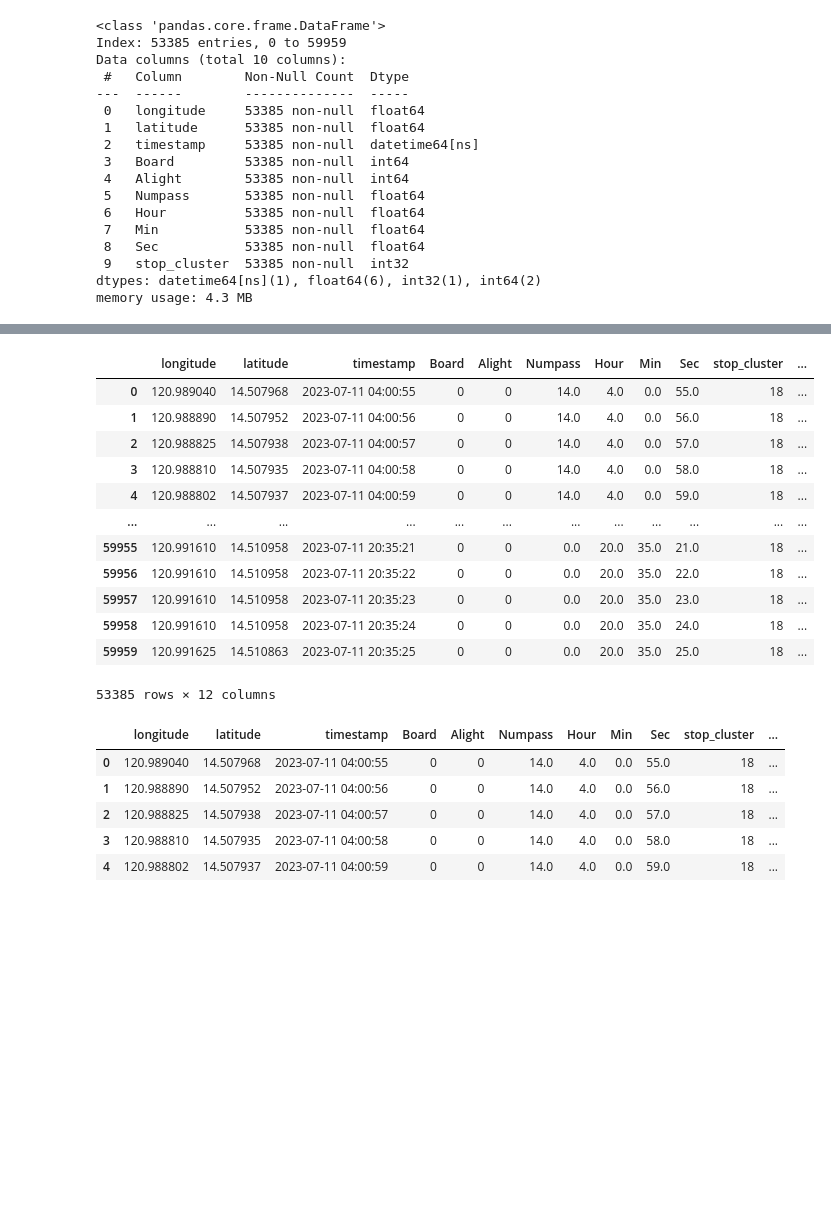
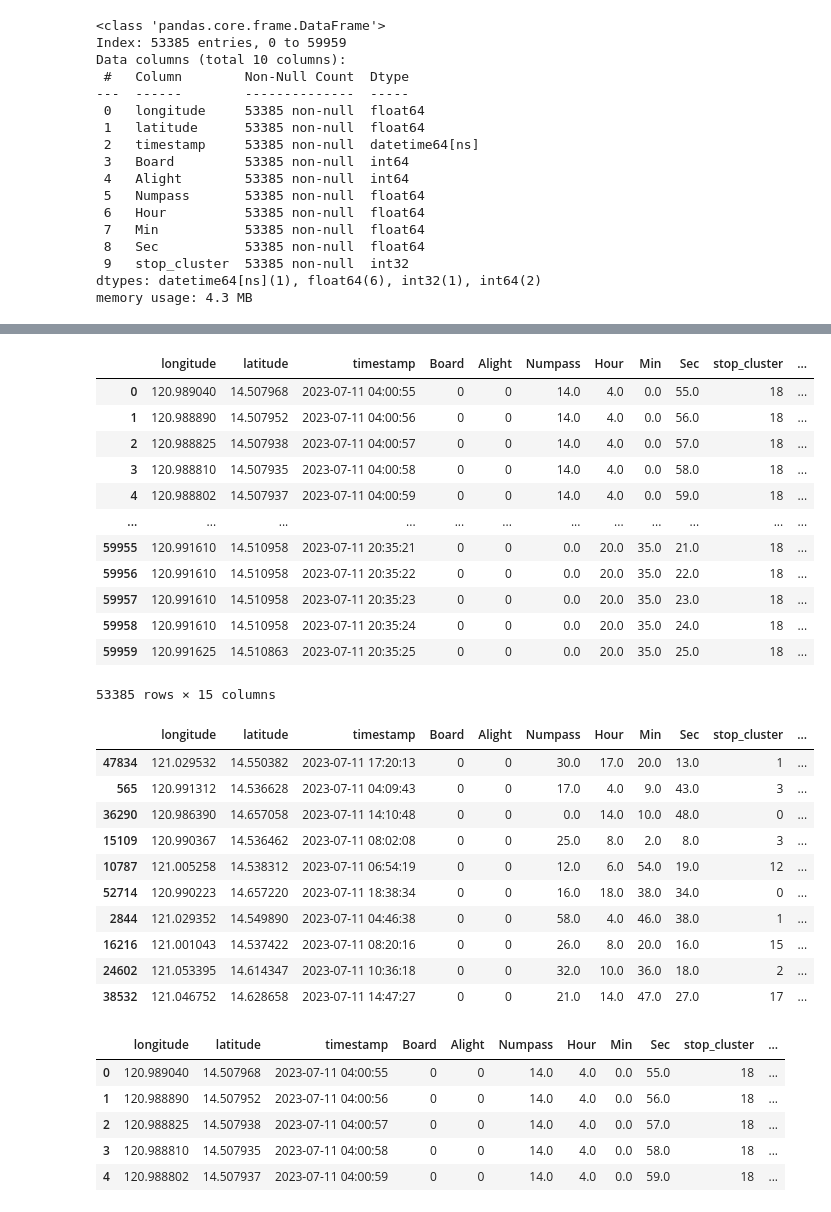
Before and after one commit to machiwao/pjdsc-optima-prime-sakayan-express, a Jupyter notebook: SakayanExpress_DemandMapping_unstable.ipynb, the cells around one changed output, grey strips where cells are left out. Saved outputs shown, nothing was run; the diff lists cells and outputs as text; code cells hidden in the pictures; blank space fills up the shorter version.

```diff
--- a/SakayanExpress_DemandMapping_unstable.ipynb
+++ b/SakayanExpress_DemandMapping_unstable.ipynb
@@ -328 +400,3 @@ memory usage: 4.3 MB
+# %%
+df = calculate_distance_from_terminals(df)
 # %%
@@ -349,7 +424,7 @@ def determine_direction(df):
 
     return df
 # %%
-df = determine_direction(df)
+df = determine_direction_based_on_terminals(df)
 df
 # %% [output]
 |  | longitude | latitude | timestamp | Board | Alight | Numpass | Hour | Min | Sec | stop_cluster | ... |
@@ -364,7 +439,57 @@ df
 | 59957 | 120.991610 | 14.510958 | 2023-07-11 20:35:23 | 0 | 0 | 0.0 | 20.0 | 35.0 | 23.0 | 18 | ... |
 | 59958 | 120.991610 | 14.510958 | 2023-07-11 20:35:24 | 0 | 0 | 0.0 | 20.0 | 35.0 | 24.0 | 18 | ... |
 | 59959 | 120.991625 | 14.510863 | 2023-07-11 20:35:25 | 0 | 0 | 0.0 | 20.0 | 35.0 | 25.0 | 18 | ... |
-53385 rows × 12 columns
+53385 rows × 15 columns
+# %%
+import pandas as pd
+import numpy as np
+
+def assign_quarter_hour(df):
+    """
+    Assigns a quarter-hour interval for each row based on the 'Min' (minute) column.
+    Divides the 60-minute hour into 15-minute chunks.
+
+    Args:
+    - df: DataFrame that contains the 'Min' (minute) column
+
+    Returns:
+    - DataFrame with an additional 'QuarterHour' column
+    """
+    # Define which quarter of the hour the minute falls into
+    conditions = [
+        (df['Min'] < 5),
+        (df['Min'] >= 5) & (df['Min'] < 10),
+        (df['Min'] >= 10) & (df['Min'] < 15),
+        (df['Min'] >= 15) & (df['Min'] < 20),
+        (df['Min'] >= 25) & (df['Min'] < 30),
+        (df['Min'] >= 30) & (df['Min'] < 35),
+        (df['Min'] >= 35) & (df['Min'] < 40),
+        (df['Min'] >= 40) & (df['Min'] < 45),
+        (df['Min'] >= 45) & (df['Min'] < 50),
+        (df['Min'] >= 50) & (df['Min'] < 55),
+        (df['Min'] >= 55)
+    ]
+    values = [0, 1, 2, 3, 4, 5, 6, 7, 8, 9, 10]
+
+    # Create a new column for QuarterHour
+    df['QuarterHour'] = np.select(conditions, values)
+
+    return df
+# %%
+df = assign_quarter_hour(df)
+df.sample(10)
+# %% [output]
+|  | longitude | latitude | timestamp | Board | Alight | Numpass | Hour | Min | Sec | stop_cluster | ... |
+| 47834 | 121.029532 | 14.550382 | 2023-07-11 17:20:13 | 0 | 0 | 30.0 | 17.0 | 20.0 | 13.0 | 1 | ... |
+| 565 | 120.991312 | 14.536628 | 2023-07-11 04:09:43 | 0 | 0 | 17.0 | 4.0 | 9.0 | 43.0 | 3 | ... |
+| 36290 | 120.986390 | 14.657058 | 2023-07-11 14:10:48 | 0 | 0 | 0.0 | 14.0 | 10.0 | 48.0 | 0 | ... |
+| 15109 | 120.990367 | 14.536462 | 2023-07-11 08:02:08 | 0 | 0 | 25.0 | 8.0 | 2.0 | 8.0 | 3 | ... |
+| 10787 | 121.005258 | 14.538312 | 2023-07-11 06:54:19 | 0 | 0 | 12.0 | 6.0 | 54.0 | 19.0 | 12 | ... |
+| 52714 | 120.990223 | 14.657220 | 2023-07-11 18:38:34 | 0 | 0 | 16.0 | 18.0 | 38.0 | 34.0 | 0 | ... |
+| 2844 | 121.029352 | 14.549890 | 2023-07-11 04:46:38 | 0 | 0 | 58.0 | 4.0 | 46.0 | 38.0 | 1 | ... |
+| 16216 | 121.001043 | 14.537422 | 2023-07-11 08:20:16 | 0 | 0 | 26.0 | 8.0 | 20.0 | 16.0 | 15 | ... |
+| 24602 | 121.053395 | 14.614347 | 2023-07-11 10:36:18 | 0 | 0 | 32.0 | 10.0 | 36.0 | 18.0 | 2 | ... |
+| 38532 | 121.046752 | 14.628658 | 2023-07-11 14:47:27 | 0 | 0 | 21.0 | 14.0 | 47.0 | 27.0 | 17 | ... |
 # %%
 def add_boarding_counts_per_cluster(df):
     """
```
Also changed, not shown: parts of 18 cells of this notebook.
